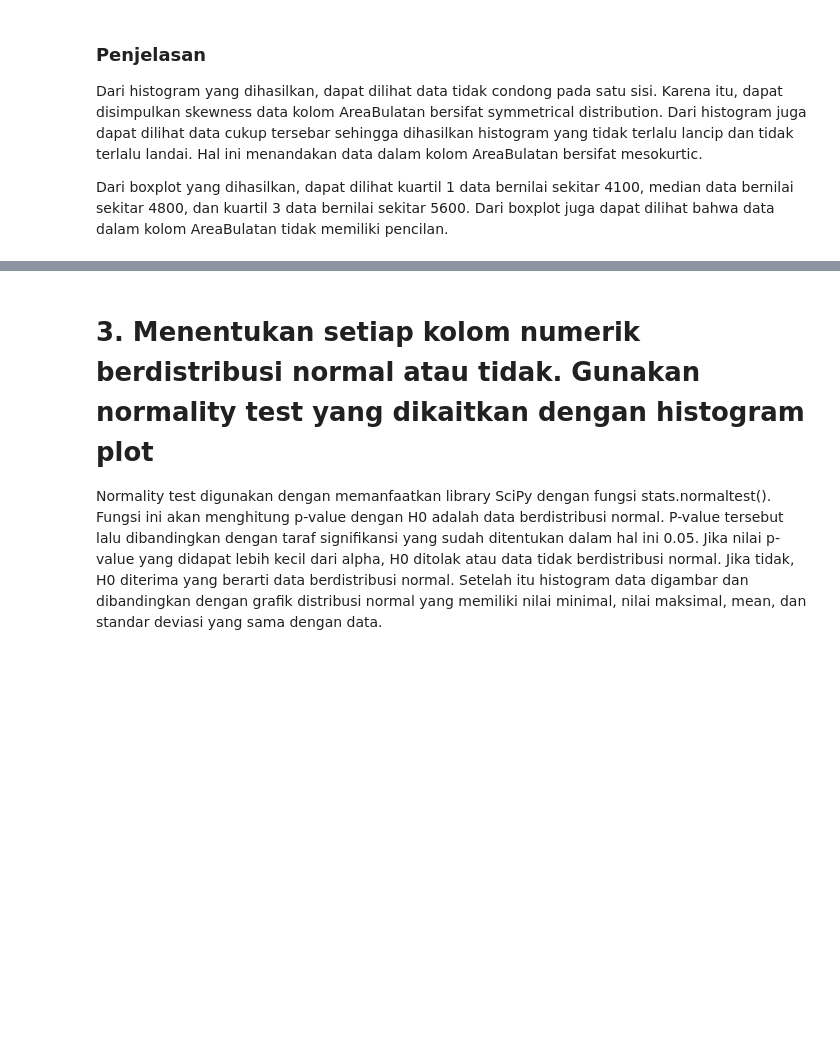
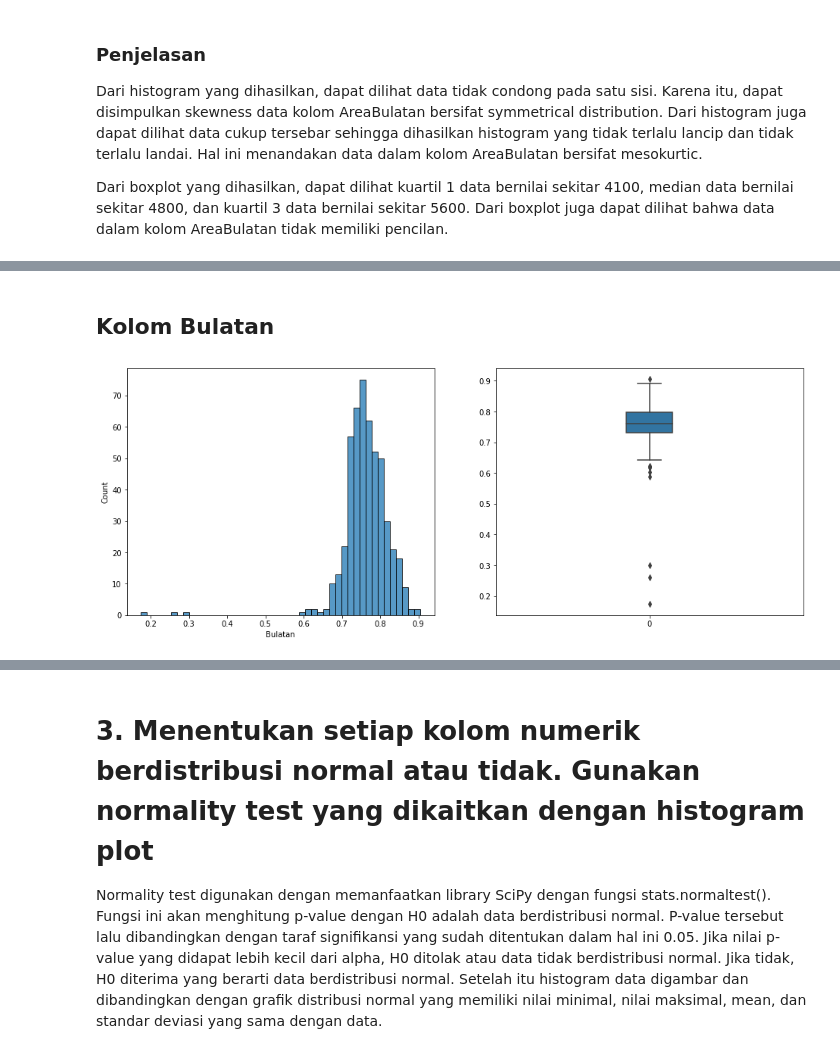
Before and after one commit to reymyr/Hypothesis-Testing, a Jupyter notebook: Tubes.ipynb, the cells around one changed output, grey strips where cells are left out. Cells and saved outputs as stored; diff of their text form; code cells hidden in the pictures; blank space fills up the shorter version.

```diff
--- a/Tubes.ipynb
+++ b/Tubes.ipynb
@@ -226,0 +355,6 @@ Dari boxplot yang dihasilkan, dapat dilihat kuartil 1 data bernilai sekitar 4100
+# %% [markdown]
+## Kolom Bulatan
+# %%
+drawHistAndBoxplot(df["Bulatan"])
+# %% [output]
+[figure, added]
```
Also changed, not shown: parts of 41 cells of this notebook.
